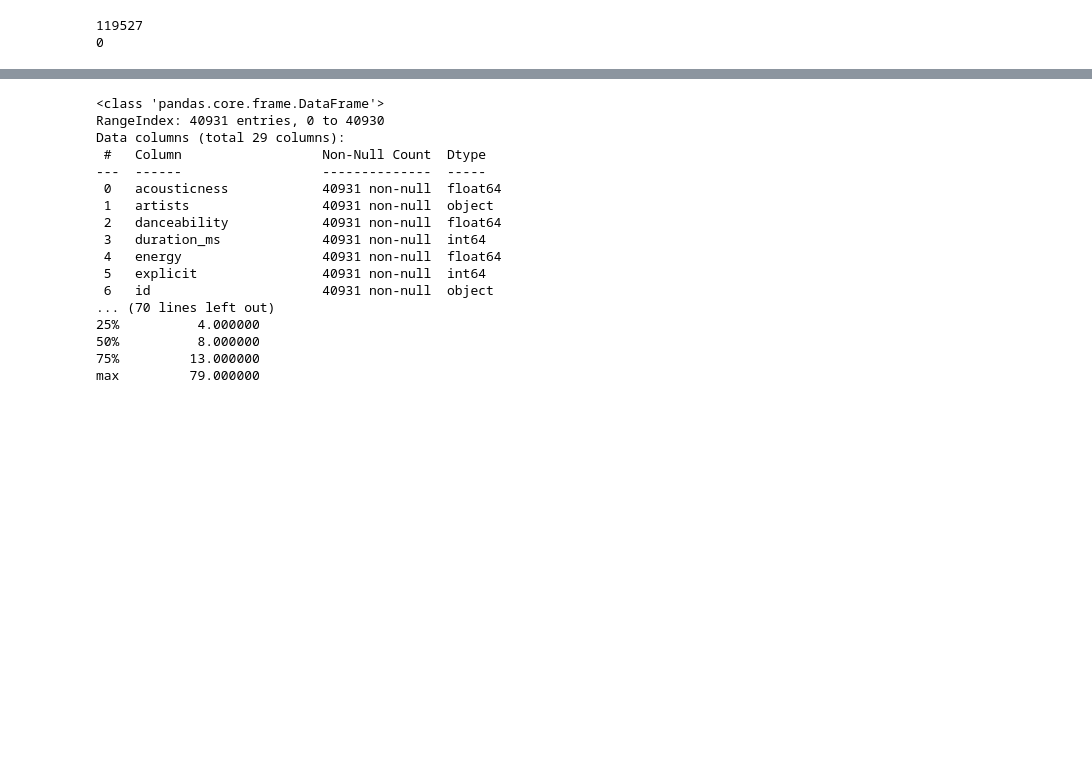
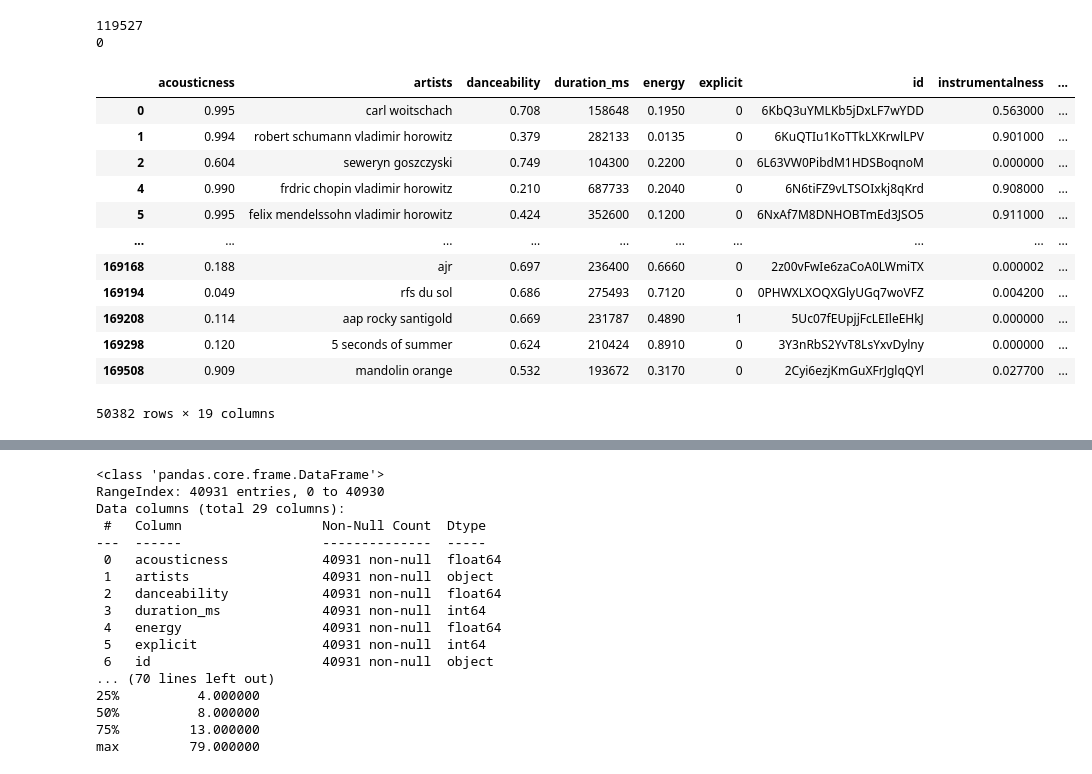
Before and after one commit to alexq1an/Song-Popularity-Analysis, a Jupyter notebook: CleanData.ipynb, the cells around one changed output, grey strips where cells are left out. Saved outputs shown, nothing was run; the diff lists cells and outputs as text; code cells hidden in the pictures; blank space fills up the shorter version.

```diff
--- a/CleanData.ipynb
+++ b/CleanData.ipynb
@@ -1,25 +1,2 @@
 # %%
 import pandas as pd
-spotify_df = pd.read_csv('spotify_data.csv')
-billboard_df = pd.read_csv('billboard_hot_stuff.csv')
-
-# Standardize song names and artist names
-spotify_df['name'] = spotify_df['name'].str.lower().str.replace('[^a-zA-Z0-9 ]', '', regex=True)
-spotify_df['artists'] = spotify_df['artists'].str.lower().str.replace('[^a-zA-Z0-9 ]', '', regex=True)
-billboard_df['Song'] = billboard_df['Song'].str.lower().str.replace('[^a-zA-Z0-9 ]', '', regex=True)
-billboard_df['Performer'] = billboard_df['Performer'].str.lower().str.replace('[^a-zA-Z0-9 ]', '', regex=True)
-
-# Attempt to parse dates in multiple formats
-spotify_df['release_date'] = pd.to_datetime(spotify_df['release_date'], errors='coerce')
-billboard_df['WeekID'] = pd.to_datetime(billboard_df['WeekID'], errors='coerce')
-
-# Check for remaining parsing issues
-print(spotify_df['release_date'].isna().sum())
-print(billboard_df['WeekID'].isna().sum())
-
-# Drop rows where dates couldn't be parsed
-spotify_df = spotify_df.dropna(subset=['release_date'])
-billboard_df = billboard_df.dropna(subset=['WeekID'])
-# %% [output]
-119527
-0
@@ -26,4 +6,41 @@ billboard_df = billboard_df.dropna(subset=['WeekID'])
+# %%
+# Standardize song names and artist names
+spotify_df['name'] = spotify_df['name'].str.lower().str.replace('[^a-zA-Z0-9 ]', '', regex=True)
+spotify_df['artists'] = spotify_df['artists'].str.lower().str.replace('[^a-zA-Z0-9 ]', '', regex=True)
+billboard_df['Song'] = billboard_df['Song'].str.lower().str.replace('[^a-zA-Z0-9 ]', '', regex=True)
+billboard_df['Performer'] = billboard_df['Performer'].str.lower().str.replace('[^a-zA-Z0-9 ]', '', regex=True)
+
+# Attempt to parse dates in multiple formats
+spotify_df['release_date'] = pd.to_datetime(spotify_df['release_date'], errors='coerce')
+billboard_df['WeekID'] = pd.to_datetime(billboard_df['WeekID'], errors='coerce')
+
+# Check for remaining parsing issues
+print(spotify_df['release_date'].isna().sum())
+print(billboard_df['WeekID'].isna().sum())
+
+# Drop rows where dates couldn't be parsed
+spotify_df = spotify_df.dropna(subset=['release_date'])
+billboard_df = billboard_df.dropna(subset=['WeekID'])
+# %% [output]
+119527
+0
 # %%
 # Ensure consistent date format
 spotify_df['release_date'] = spotify_df['release_date'].dt.strftime('%Y-%m-%d')
 billboard_df['WeekID'] = billboard_df['WeekID'].dt.strftime('%Y-%m-%d')
+# %%
+spotify_df
+# %% [output]
+|  | acousticness | artists | danceability | duration_ms | energy | explicit | id | instrumentalness | ... |
+| 0 | 0.995 | carl woitschach | 0.708 | 158648 | 0.1950 | 0 | 6KbQ3uYMLKb5jDxLF7wYDD | 0.563000 | ... |
+| 1 | 0.994 | robert schumann vladimir horowitz | 0.379 | 282133 | 0.0135 | 0 | 6KuQTIu1KoTTkLXKrwlLPV | 0.901000 | ... |
+| 2 | 0.604 | seweryn goszczyski | 0.749 | 104300 | 0.2200 | 0 | 6L63VW0PibdM1HDSBoqnoM | 0.000000 | ... |
+| 4 | 0.990 | frdric chopin vladimir horowitz | 0.210 | 687733 | 0.2040 | 0 | 6N6tiFZ9vLTSOIxkj8qKrd | 0.908000 | ... |
+| 5 | 0.995 | felix mendelssohn vladimir horowitz | 0.424 | 352600 | 0.1200 | 0 | 6NxAf7M8DNHOBTmEd3JSO5 | 0.911000 | ... |
+| ... | ... | ... | ... | ... | ... | ... | ... | ... | ... |
+| 169168 | 0.188 | ajr | 0.697 | 236400 | 0.6660 | 0 | 2z00vFwIe6zaCoA0LWmiTX | 0.000002 | ... |
+| 169194 | 0.049 | rfs du sol | 0.686 | 275493 | 0.7120 | 0 | 0PHWXLXOQXGlyUGq7woVFZ | 0.004200 | ... |
+| 169208 | 0.114 | aap rocky santigold | 0.669 | 231787 | 0.4890 | 1 | 5Uc07fEUpjjFcLEIleEHkJ | 0.000000 | ... |
+| 169298 | 0.120 | 5 seconds of summer | 0.624 | 210424 | 0.8910 | 0 | 3Y3nRbS2YvT8LsYxvDylny | 0.000000 | ... |
+| 169508 | 0.909 | mandolin orange | 0.532 | 193672 | 0.3170 | 0 | 2Cyi6ezjKmGuXFrJglqQYl | 0.027700 | ... |
+50382 rows × 19 columns
```
Also changed, not shown: parts of 4 cells of this notebook, 1 other file.
